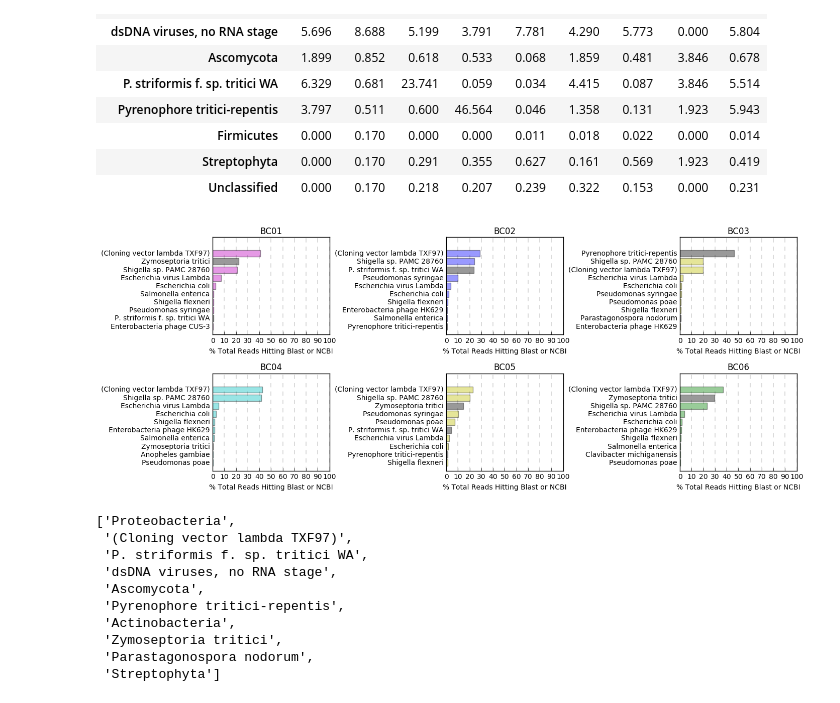
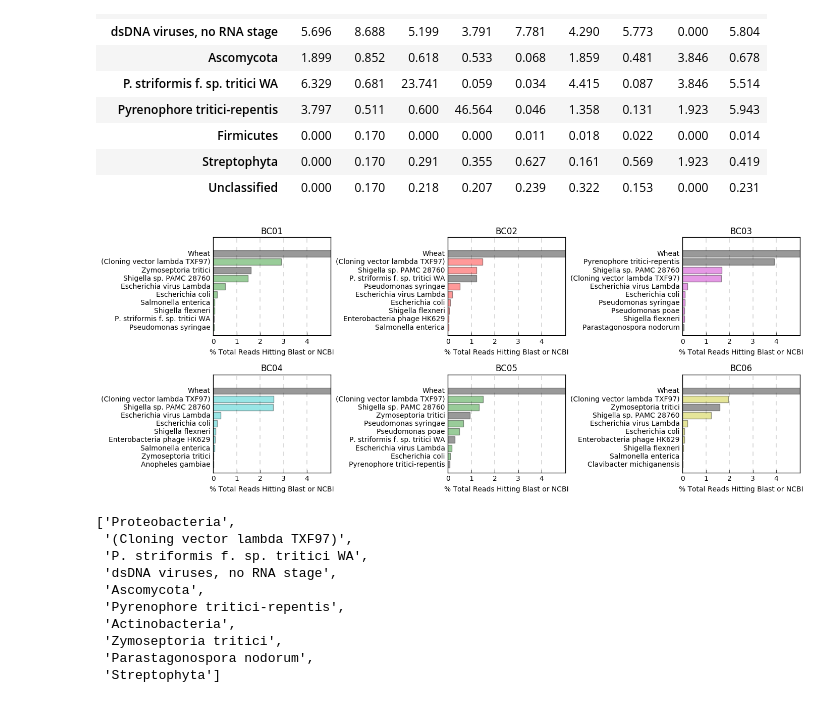
Before and after one commit to BenjaminSchwessinger/Gamran, a Jupyter notebook: MinIon_analysis_05012017_Wagga_initial-taxonomy.ipynb, the cells around one changed output. Drawn from its saved outputs; the diff is of its cells as text; code cells hidden in the pictures.

Commit message:
In the process of producing the same graphs for BC01/BC06 and BC00/NB00 merges for the presentation

```diff
--- a/MinIon_analysis_05012017_Wagga_initial-taxonomy.ipynb
+++ b/MinIon_analysis_05012017_Wagga_initial-taxonomy.ipynb
@@ -363,39 +363,40 @@ def applyPlotStyle(ax_ind1, ax_ind2, bcs, rank):
     cycol_one = ''
     cycol_one = random.choice(cycol)
     labels = ''
-    labels = tuple(generate_all_hits_pc_table(rank, bcs, dropwheat=True)[bcs + '%'].index)
+    labels = tuple(generate_all_hits_pc_table(rank, bcs, dropwheat=False)[bcs + '%'].index)
     y_pos = ''
     y_pos = np.arange(len(labels))
     sizes = ''
-    sizes = tuple([float(i) for i in generate_all_hits_pc_table(rank, bcs, dropwheat=True)[bcs + '%']])
+    sizes = tuple([float(i) for i in generate_all_hits_pc_table(rank, bcs, dropwheat=False)[bcs + '%']])
 
     colors = []
     for name in labels:
         if name in list(blasthit_downloaded_counts.index):
             colors.append('k')
         else:
             colors.append(cycol_one)
 
     ax[ax_ind1, ax_ind2].barh(y_pos, sizes, align='center', alpha=0.4, color=colors)
     ax[ax_ind1, ax_ind2].set_yticks(y_pos)
     ax[ax_ind1, ax_ind2].set_yticklabels(labels)
     ax[ax_ind1, ax_ind2].tick_params(top="off", right="off", left="off")
+    ax[ax_ind1, ax_ind2].set_xlim([0, 5])
     ax[ax_ind1, ax_ind2].set_xlabel('% Total Reads Hitting Blast or NCBI')
-    ax[ax_ind1, ax_ind2].set_xticks(range(0, 110, 10))
+    ax[ax_ind1, ax_ind2].set_xticks(range(0, 5, 1))
     ax[ax_ind1, ax_ind2].set_title(bcs)
     ax[ax_ind1, ax_ind2].invert_yaxis()
     ax[ax_ind1, ax_ind2].grid(b=None, which='major', axis='x', linestyle='dashed', linewidth=0.2)
 
 ax1_list = [0,0,0,1,1,1]
 ax2_list = [0,1,2,0,1,2]
 bc_list = ['BC01', 'BC02', 'BC03', 'BC04', 'BC05', 'BC06']
 for ax1, ax2, bcs, in zip(ax1_list, ax2_list, bc_list):
     applyPlotStyle(ax1, ax2, bcs, 'species')
 
 plt.subplots_adjust(left=None, bottom=None, right=None, top=None, wspace=1.0, hspace=0.4)
 plt.show()
 # %% [output]
-[figure, old version]
+[figure, new version]
 # %%
 # %% [output]
 ['Proteobacteria',
```
Also changed, not shown: parts of 9 cells of this notebook.
